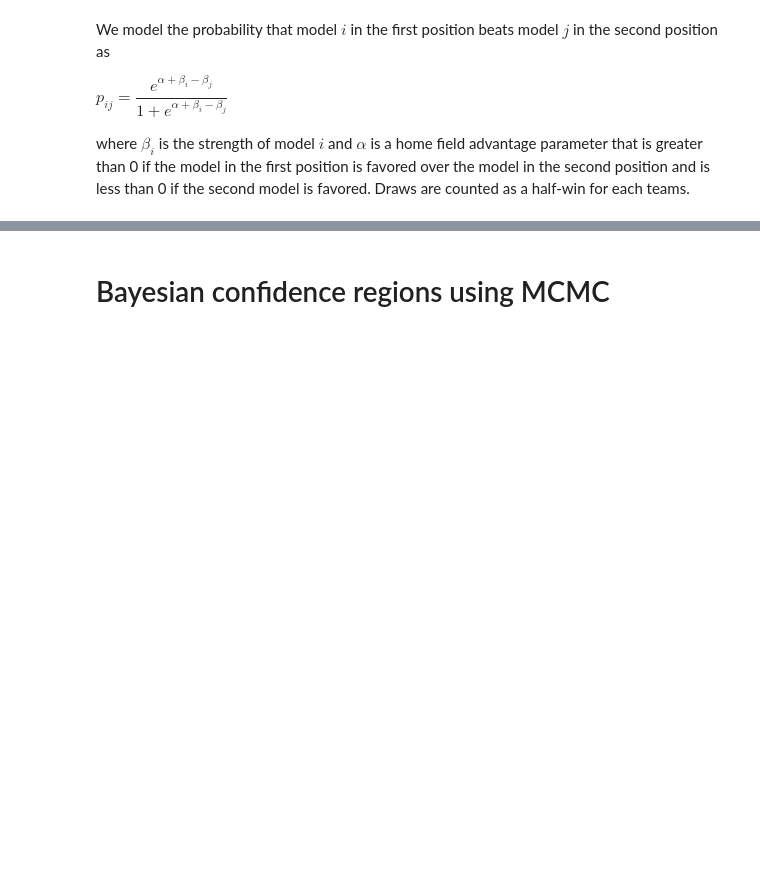
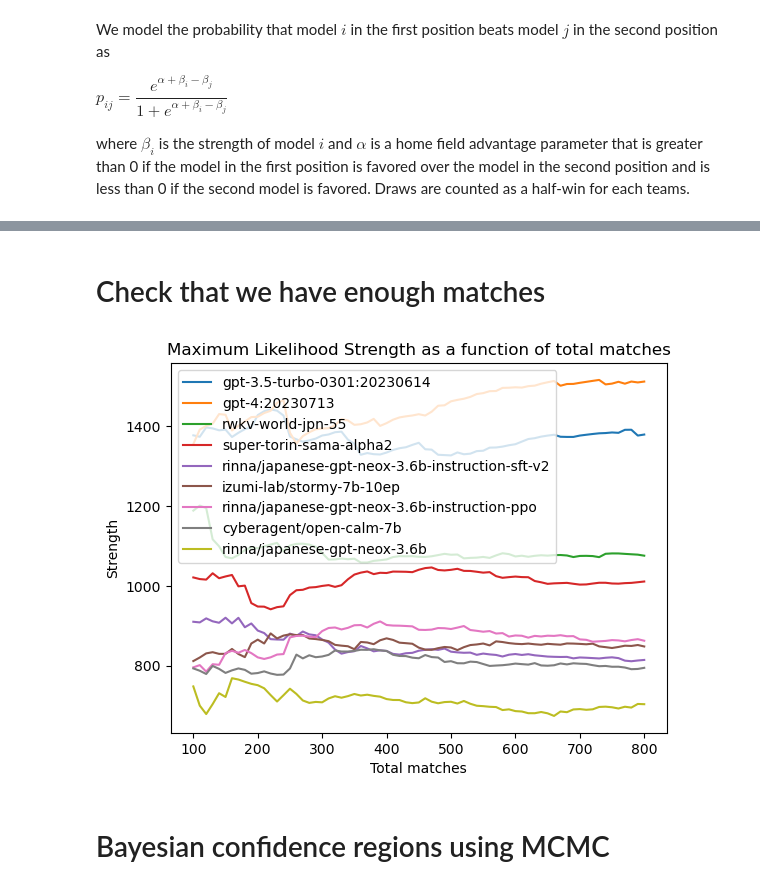
Before and after one commit to yuzu-ai/japanese-llm-ranking, a Jupyter notebook: jrank/bradley-terry.ipynb, the cells around one changed output, grey strips where cells are left out. Saved outputs shown, nothing was run; the diff lists cells and outputs as text; code cells hidden in the pictures; blank space fills up the shorter version.

```diff
--- a/jrank/bradley-terry.ipynb
+++ b/jrank/bradley-terry.ipynb
@@ -230,4 +215,0 @@ The log likelihood of the data given the parameters is then [given by](https://w
-# %%
-def l(alpha, betas, Y_m, i_m, j_m):
-    betas_diff = betas[i_m] - betas[j_m]
-    return np.sum(Y_m * (alpha + betas_diff) - np.log1p(np.exp(alpha + betas_diff)))
@@ -234 +218,5 @@ def l(alpha, betas, Y_m, i_m, j_m):
+# %%
+SCALE = 400
+BASE = 10
+INIT_RATING = 1000
 # %% [markdown]
@@ -270,3 +300,34 @@ Beta sum: 0.0038681992416986777
+# %% [markdown]
+# Check that we have enough matches
+# %%
+nstep = 10
+steps = np.arange(100, len(df) + nstep, nstep)
+# %%
+for step in steps:
+    current_scores, advantage = compute_elo_mle(
+        df.iloc[:step], SCALE=SCALE, BASE=BASE, INIT_RATING=INIT_RATING
+    )
+    current_scores = current_scores.rename(step)
+    if step == steps[0]:
+        score_history = current_scores
+    else:
+        score_history = pd.concat([score_history, current_scores], axis=1)
+# %%
+# Plotting the elo_history
+
+fig, ax = plt.subplots()
+
+for model in score_history.index:
+    ax.plot(steps, score_history.loc[model], label=model)
+
+ax.set_xlabel("Total matches")
+ax.set_ylabel("Strength")
+ax.set_title("Maximum Likelihood Strength as a function of total matches")
+ax.legend(loc="upper left")
+
+plt.show()
+# %% [output]
+[figure, added]
 # %% [markdown]
 # Bayesian confidence regions using MCMC
 # %% [markdown]
```
Also changed, not shown: parts of 48 cells of this notebook, 10 other files.
